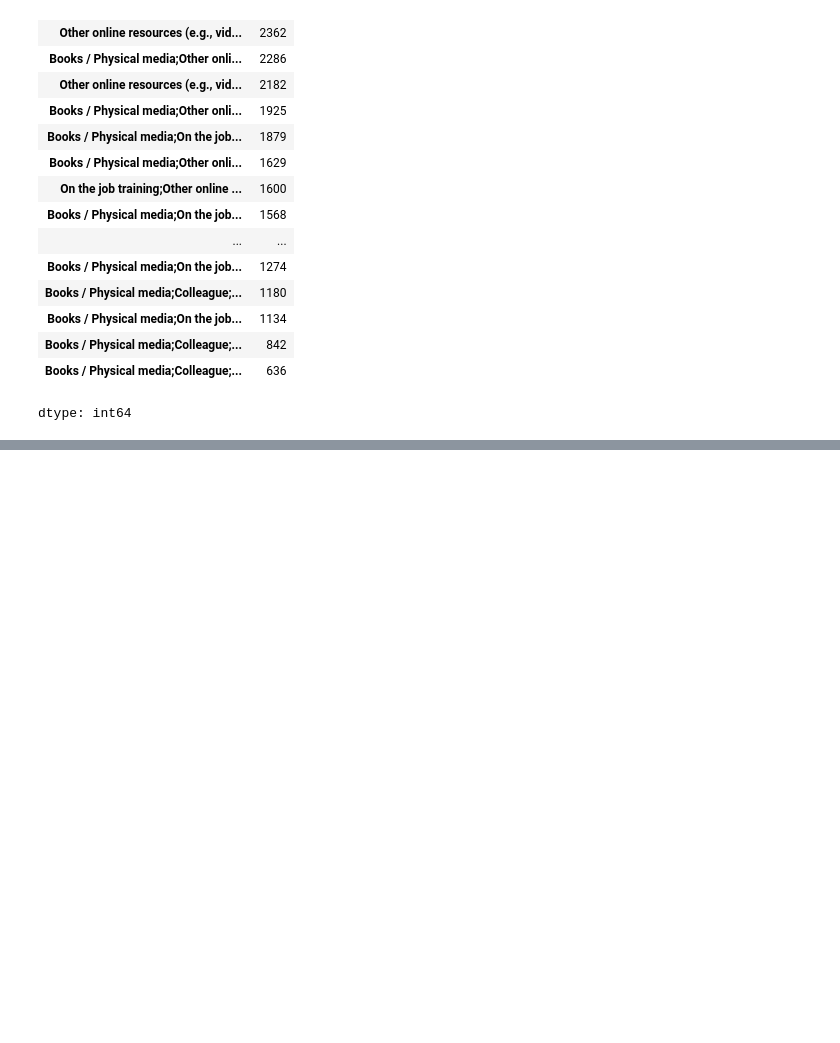
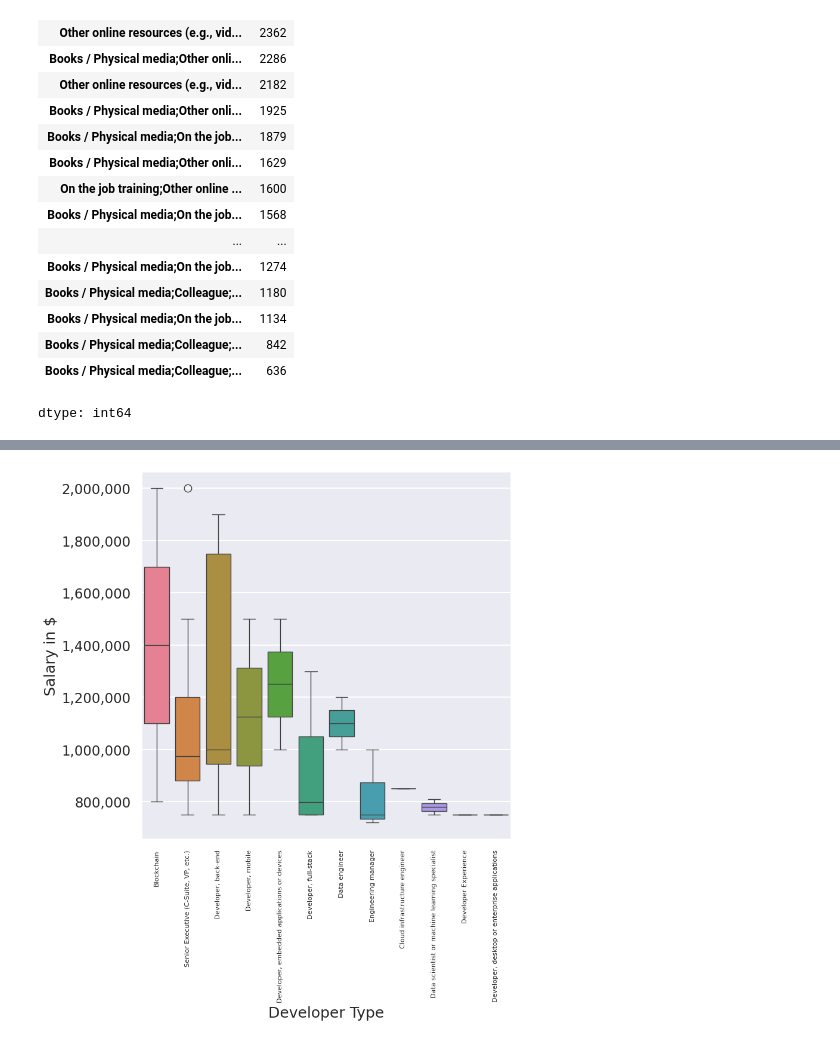
Before and after one commit to iAmirHosein92/Class_Exercise_Solution, a Jupyter notebook: final_S6_Exercise_Solution.ipynb, the cells around one changed output, grey strips where cells are left out. Saved outputs shown, nothing was run; the diff lists cells and outputs as text; code cells hidden in the pictures; blank space fills up the shorter version.

```diff
--- a/final_S6_Exercise_Solution.ipynb
+++ b/final_S6_Exercise_Solution.ipynb
@@ -335,0 +378,25 @@ plt.show()
+# %%
+salary_usa_by_devtype = salary_in_usa.dropna(subset=['DevType'])
+# %%
+fig, ax = plt.subplots(figsize=(8, 8))
+sns.set_theme(style='white', context='talk')
+sns.barplot(data=salary_usa_pro_dev[:20], y='ConvertedCompYearly', x='LanguageHaveWorkedWith', hue='YearsCodePro', palette='pastel', orient='v')
+ax.yaxis.set_major_formatter(ticker.FuncFormatter(custom_format))
+plt.xticks(rotation=90, size=8)
+ax.legend(title='YearsCodePro', loc='upper left', bbox_to_anchor=(1, 1))
+plt.xlabel('LanguageHaveWorkedWith')
+plt.ylabel('Salary in $')
+plt.show()
+# %%
+fig, ax = plt.subplots(figsize=(8, 8))
+sns.set_theme(style='darkgrid', context='talk')
+sns.boxplot(data=salary_usa_by_devtype[:40], x='DevType',
+            y='ConvertedCompYearly',
+            hue='DevType',)
+ax.yaxis.set_major_formatter(ticker.FuncFormatter(custom_format))
+plt.xticks(rotation=90, size=8)
+plt.xlabel('Developer Type')
+plt.ylabel('Salary in $')
+plt.show()
+# %% [output]
+[figure, added]
```
Also changed, not shown: parts of 16 cells of this notebook.
